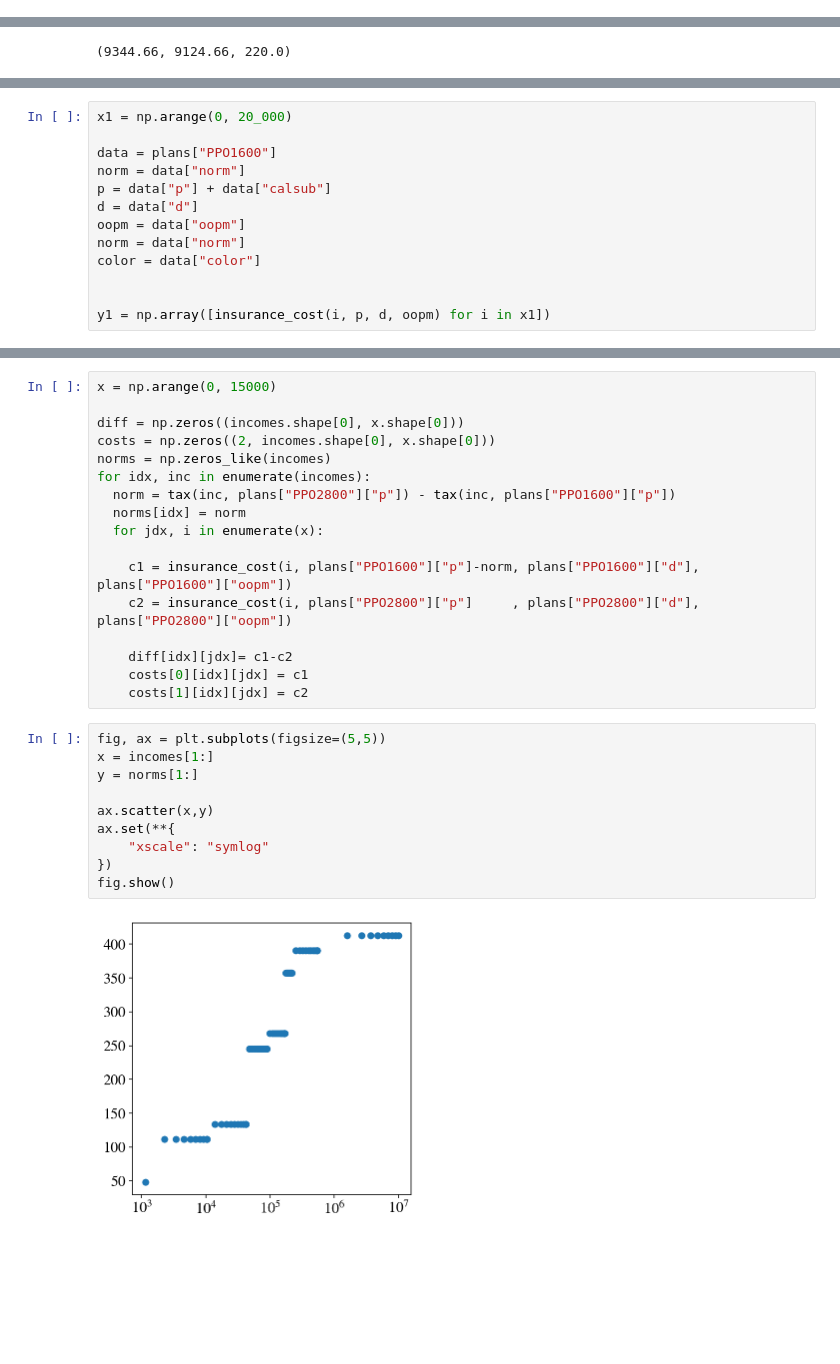
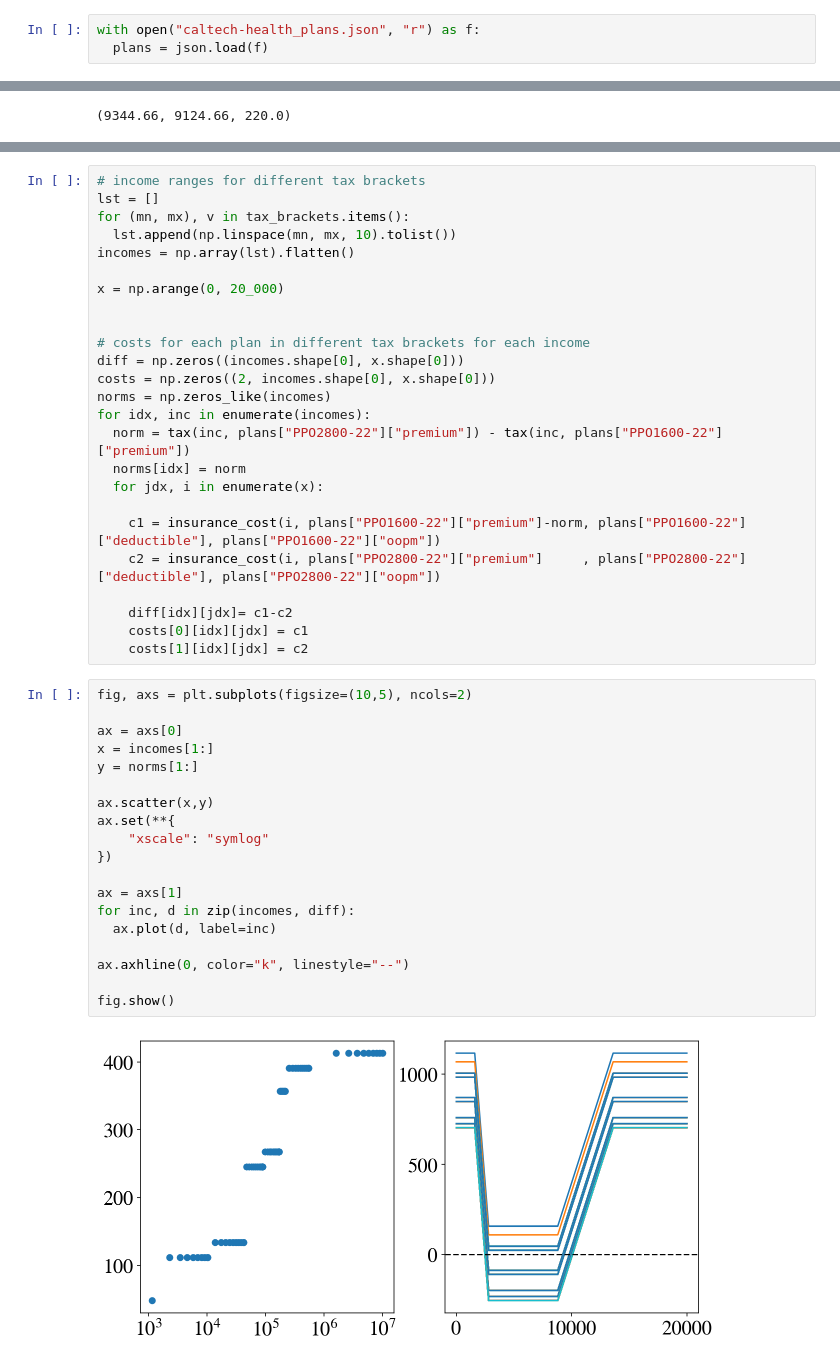
Before and after one commit to sbooeshaghi/health-insurance, a Jupyter notebook: healthcare_costs.ipynb, the cells around one changed output, grey strips where cells are left out. Drawn from its saved outputs; the diff is of its cells as text; blank space fills up the shorter version.

```diff
--- a/healthcare_costs.ipynb
+++ b/healthcare_costs.ipynb
@@ -316,0 +122,3 @@ x[np.where(ppo1600_2-ppo2800_2 < 0)[0][-1]]
+# %%
+with open("caltech-health_plans.json", "r") as f:
+  plans = json.load(f)
@@ -328,13 +250,0 @@ tax(62_400, 0), tax(62_400, 1_000), (tax(62_400, 0) - tax(62_400, 1_000))
-# %%
-x1 = np.arange(0, 20_000)
-
-data = plans["PPO1600"]
-norm = data["norm"]
-p = data["p"] + data["calsub"]
-d = data["d"]
-oopm = data["oopm"]
-norm = data["norm"]
-color = data["color"]
-
-
-y1 = np.array([insurance_cost(i, p, d, oopm) for i in x1])
@@ -488,29 +368,46 @@ incomes.shape
 # %%
-x = np.arange(0, 15000)
+# income ranges for different tax brackets
+lst = []
+for (mn, mx), v in tax_brackets.items():
+  lst.append(np.linspace(mn, mx, 10).tolist())
+incomes = np.array(lst).flatten()
 
+x = np.arange(0, 20_000)
+
+
+# costs for each plan in different tax brackets for each income
 diff = np.zeros((incomes.shape[0], x.shape[0]))
 costs = np.zeros((2, incomes.shape[0], x.shape[0]))
 norms = np.zeros_like(incomes)
 for idx, inc in enumerate(incomes):
-  norm = tax(inc, plans["PPO2800"]["p"]) - tax(inc, plans["PPO1600"]["p"])
+  norm = tax(inc, plans["PPO2800-22"]["premium"]) - tax(inc, plans["PPO1600-22"]["premium"])
   norms[idx] = norm
   for jdx, i in enumerate(x):
 
-    c1 = insurance_cost(i, plans["PPO1600"]["p"]-norm, plans["PPO1600"]["d"], plans["PPO1600"]["oopm"])
-    c2 = insurance_cost(i, plans["PPO2800"]["p"]     , plans["PPO2800"]["d"], plans["PPO2800"]["oopm"])
+    c1 = insurance_cost(i, plans["PPO1600-22"]["premium"]-norm, plans["PPO1600-22"]["deductible"], plans["PPO1600-22"]["oopm"])
+    c2 = insurance_cost(i, plans["PPO2800-22"]["premium"]     , plans["PPO2800-22"]["deductible"], plans["PPO2800-22"]["oopm"])
 
     diff[idx][jdx]= c1-c2
     costs[0][idx][jdx] = c1
     costs[1][idx][jdx] = c2
 # %%
-fig, ax = plt.subplots(figsize=(5,5))
+fig, axs = plt.subplots(figsize=(10,5), ncols=2)
+
+ax = axs[0]
 x = incomes[1:]
 y = norms[1:]
 
 ax.scatter(x,y)
 ax.set(**{
     "xscale": "symlog"
 })
+
+ax = axs[1]
+for inc, d in zip(incomes, diff):
+  ax.plot(d, label=inc)
+
+ax.axhline(0, color="k", linestyle="--")
+
 fig.show()
 # %% [output]
-[figure, old version]
+[figure, new version]
```
Also changed, not shown: parts of 53 cells of this notebook.
